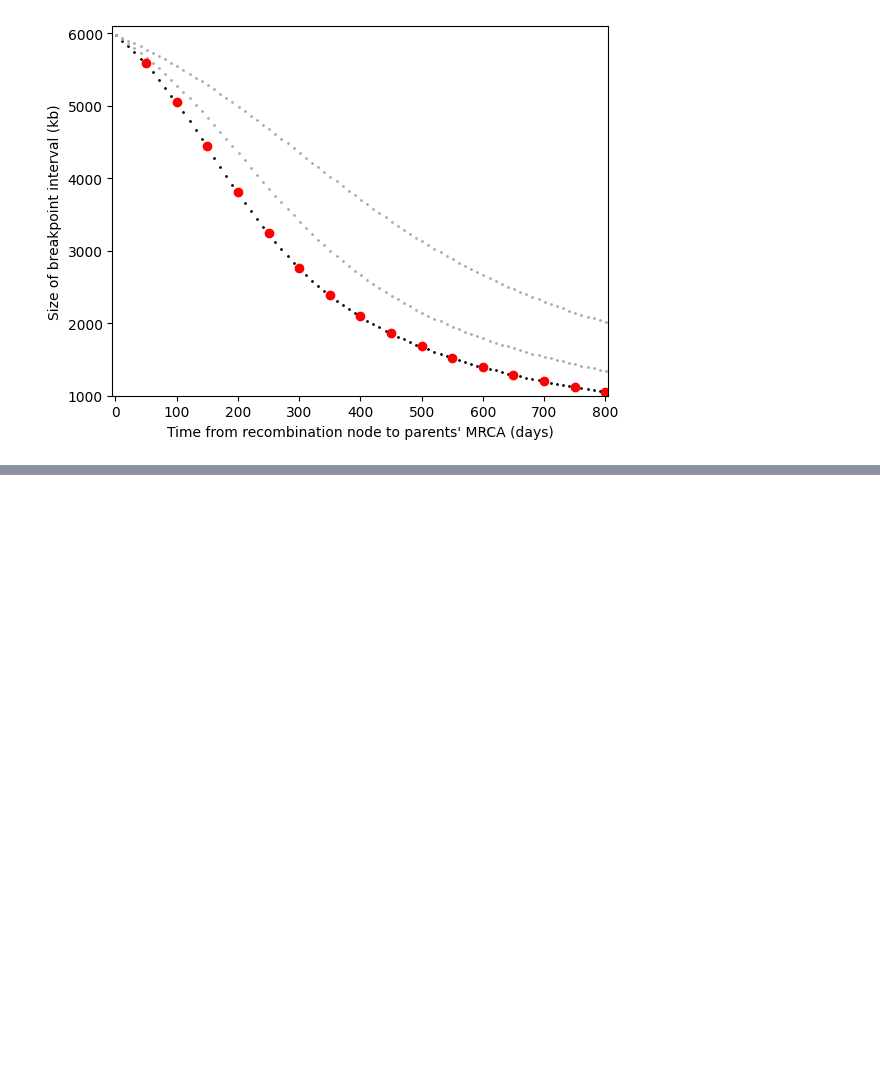
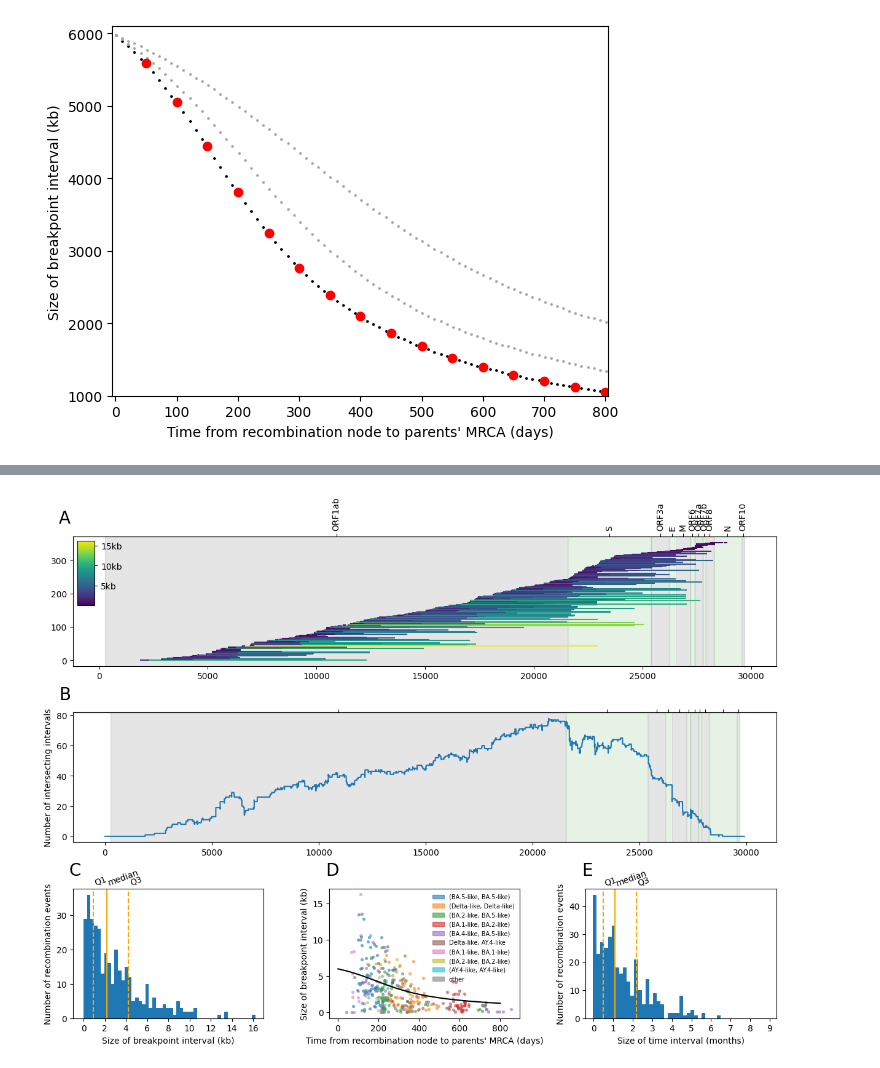
Before and after one commit to jeromekelleher/sc2ts-paper, a Jupyter notebook: notebooks/fig_recombinant_intervals.ipynb, the cells around one changed output, grey strips where cells are left out. Drawn from its saved outputs; the diff is of its cells as text; code cells hidden in the pictures; blank space fills up the shorter version.

```diff
--- a/notebooks/fig_recombinant_intervals.ipynb
+++ b/notebooks/fig_recombinant_intervals.ipynb
@@ -273,6 +291,4 @@ NameError: name 'ax1' is not defined
 # %%
-
-
 L = 29904
 
 fig = plt.figure(figsize=(12, 9), constrained_layout=True)
@@ -334,31 +350,33 @@ ax1.legend(
     frameon=False,
 )
 
 # Distribution of size of time interval.
 
 ax2.set_ylabel("Number of recombination events")
 ax2.set_xlabel("Size of time interval (months)")
 label_days = np.arange(1, 265, 27)
 ax2.set_xticks(label_days, labels=np.arange(len(label_days)))
 ax2.set_xlim(-10, 253)
 ax2.hist(time_diffs, bins=50)
 quartiles = [1/4, 1/2, 3/4]
 texts = ["Q1", "median", "Q3"]
 for q, t in zip(quartiles, texts):
     ls = "solid" if q == 1/2 else "--"
     v = np.quantile(time_diffs, q)
     ax2.axvline(v, linestyle=ls, color="orange")
     ax2.text(x=v, y=ax2.get_ylim()[1] + 1, s=t, ha="left", rotation=20);
 
 
 ax3 = fig.add_subplot(gs[0, :])
 ax4 = fig.add_subplot(gs[1, :])
 
 ax3.text(x=-0.02, y=1.1, s="A", size=20, transform=ax3.transAxes)
 ax4.text(x=-0.02, y=1.1, s="B", size=20, transform=ax4.transAxes)
 ax0.text(x=-0.02, y=1.1, s="C", size=20, transform=ax0.transAxes)
 ax1.text(x=-0.02, y=1.1, s="D", size=20, transform=ax1.transAxes)
 ax2.text(x=-0.02, y=1.1, s="E", size=20, transform=ax2.transAxes)
 
-plot_breakpoints(df_hq, fig, ax3, ax4)
+plot_breakpoints(df_hq, fig, ax3, ax4, L)
 plt.savefig("../figures/recombinant_intervals.pdf")
+# %% [output]
+[figure, added]
```
Also changed, not shown: parts of 7 cells of this notebook, 1 other file.
